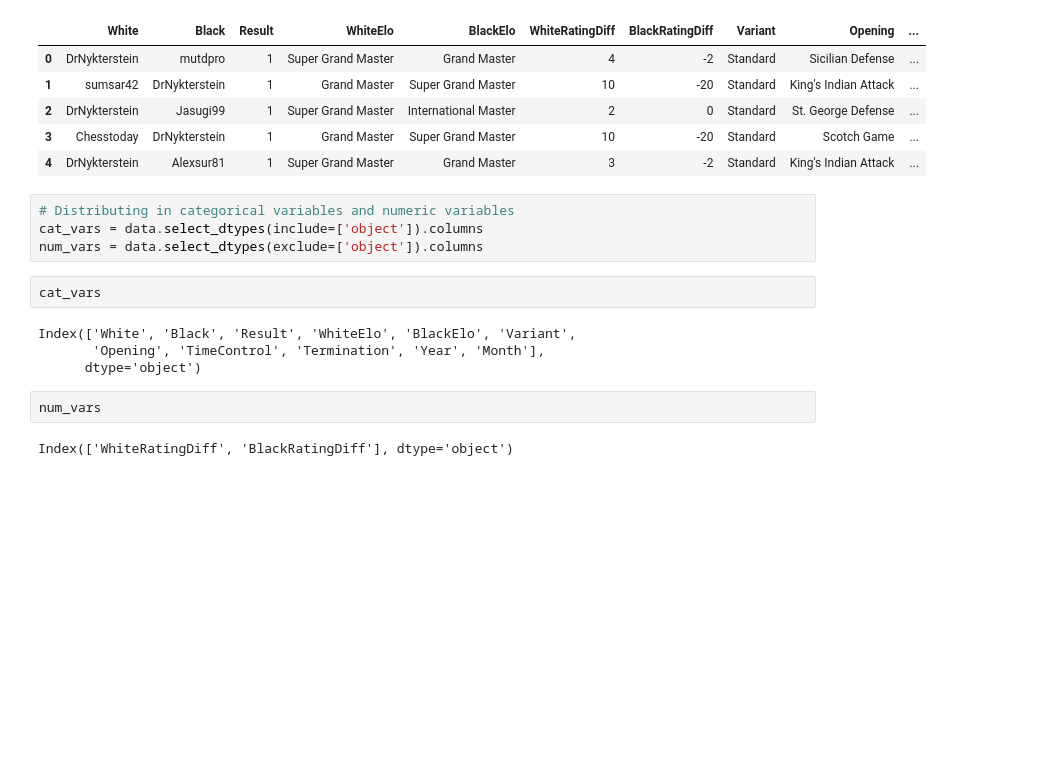
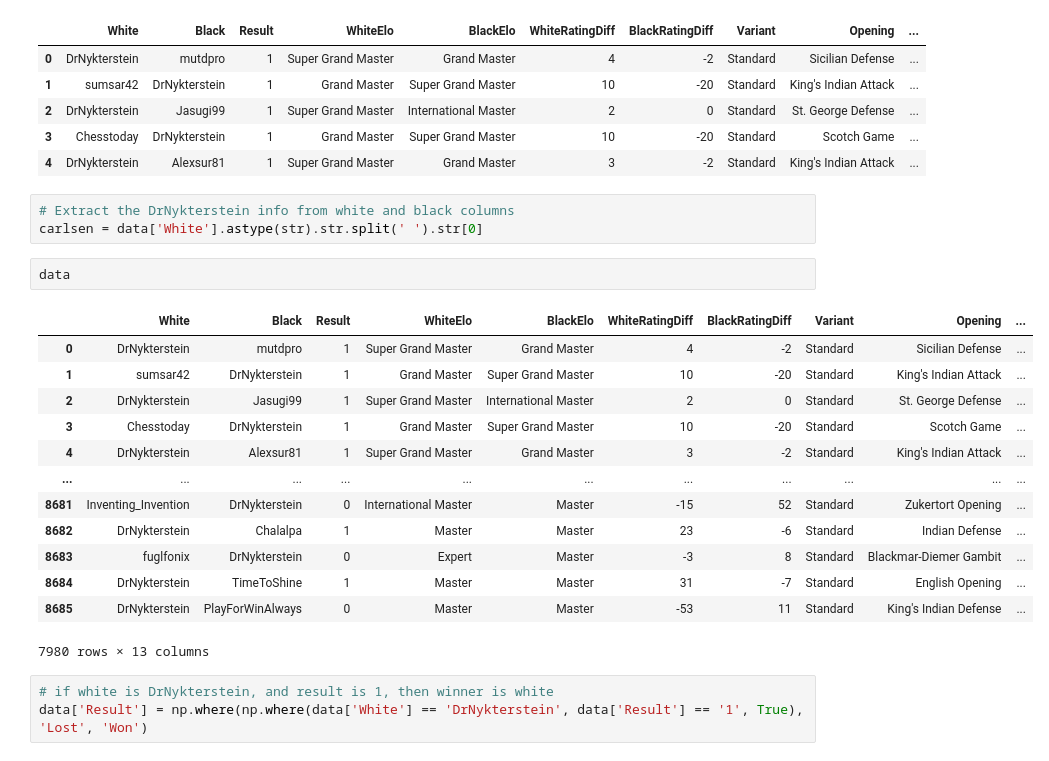
Before and after one commit to Bhadreshwara/CarlsenGamesClassification, a Jupyter notebook: main.ipynb, the cells around one changed output. Drawn from its saved outputs; the diff is of its cells as text; blank space fills up the shorter version.

Commit message:
added Data Analysis of DrNykterstein

```diff
--- a/main.ipynb
+++ b/main.ipynb
@@ -205,17 +205,25 @@ data.head(5)
 | 2 | DrNykterstein | Jasugi99 | 1 | Super Grand Master | International Master | 2 | 0 | Standard | St. George Defense | ... |
 | 3 | Chesstoday | DrNykterstein | 1 | Grand Master | Super Grand Master | 10 | -20 | Standard | Scotch Game | ... |
 | 4 | DrNykterstein | Alexsur81 | 1 | Super Grand Master | Grand Master | 3 | -2 | Standard | King's Indian Attack | ... |
-# %%
-# Distributing in categorical variables and numeric variables
-cat_vars = data.select_dtypes(include=['object']).columns
-num_vars = data.select_dtypes(exclude=['object']).columns
-# %%
-cat_vars
-# %% [output]
-Index(['White', 'Black', 'Result', 'WhiteElo', 'BlackElo', 'Variant',
-       'Opening', 'TimeControl', 'Termination', 'Year', 'Month'],
-      dtype='object')
-# %%
-num_vars
-# %% [output]
-Index(['WhiteRatingDiff', 'BlackRatingDiff'], dtype='object')
+# %%
+# Extract the DrNykterstein info from white and black columns
+carlsen = data['White'].astype(str).str.split(' ').str[0]
+# %%
+data
+# %% [output]
+|  | White | Black | Result | WhiteElo | BlackElo | WhiteRatingDiff | BlackRatingDiff | Variant | Opening | ... |
+| 0 | DrNykterstein | mutdpro | 1 | Super Grand Master | Grand Master | 4 | -2 | Standard | Sicilian Defense | ... |
+| 1 | sumsar42 | DrNykterstein | 1 | Grand Master | Super Grand Master | 10 | -20 | Standard | King's Indian Attack | ... |
+| 2 | DrNykterstein | Jasugi99 | 1 | Super Grand Master | International Master | 2 | 0 | Standard | St. George Defense | ... |
+| 3 | Chesstoday | DrNykterstein | 1 | Grand Master | Super Grand Master | 10 | -20 | Standard | Scotch Game | ... |
+| 4 | DrNykterstein | Alexsur81 | 1 | Super Grand Master | Grand Master | 3 | -2 | Standard | King's Indian Attack | ... |
+| ... | ... | ... | ... | ... | ... | ... | ... | ... | ... | ... |
+| 8681 | Inventing_Invention | DrNykterstein | 0 | International Master | Master | -15 | 52 | Standard | Zukertort Opening | ... |
+| 8682 | DrNykterstein | Chalalpa | 1 | Master | Master | 23 | -6 | Standard | Indian Defense | ... |
+| 8683 | fuglfonix | DrNykterstein | 0 | Expert | Master | -3 | 8 | Standard | Blackmar-Diemer Gambit | ... |
+| 8684 | DrNykterstein | TimeToShine | 1 | Master | Master | 31 | -7 | Standard | English Opening | ... |
+| 8685 | DrNykterstein | PlayForWinAlways | 0 | Master | Master | -53 | 11 | Standard | King's Indian Defense | ... |
+7980 rows × 13 columns
+# %%
+# if white is DrNykterstein, and result is 1, then winner is white
+data['Result'] = np.where(np.where(data['White'] == 'DrNykterstein', data['Result'] == '1', True), 'Lost', 'Won')
```
Also changed, not shown: parts of 5 cells of this notebook.
